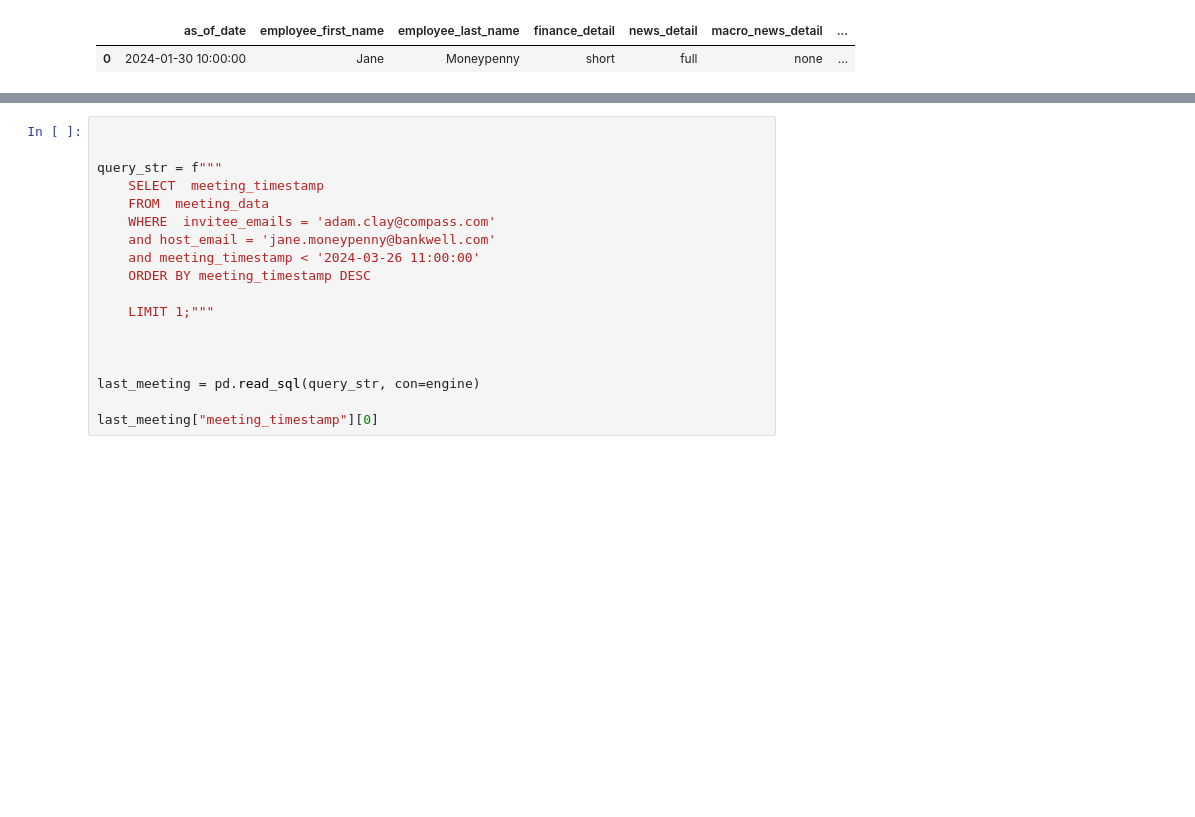
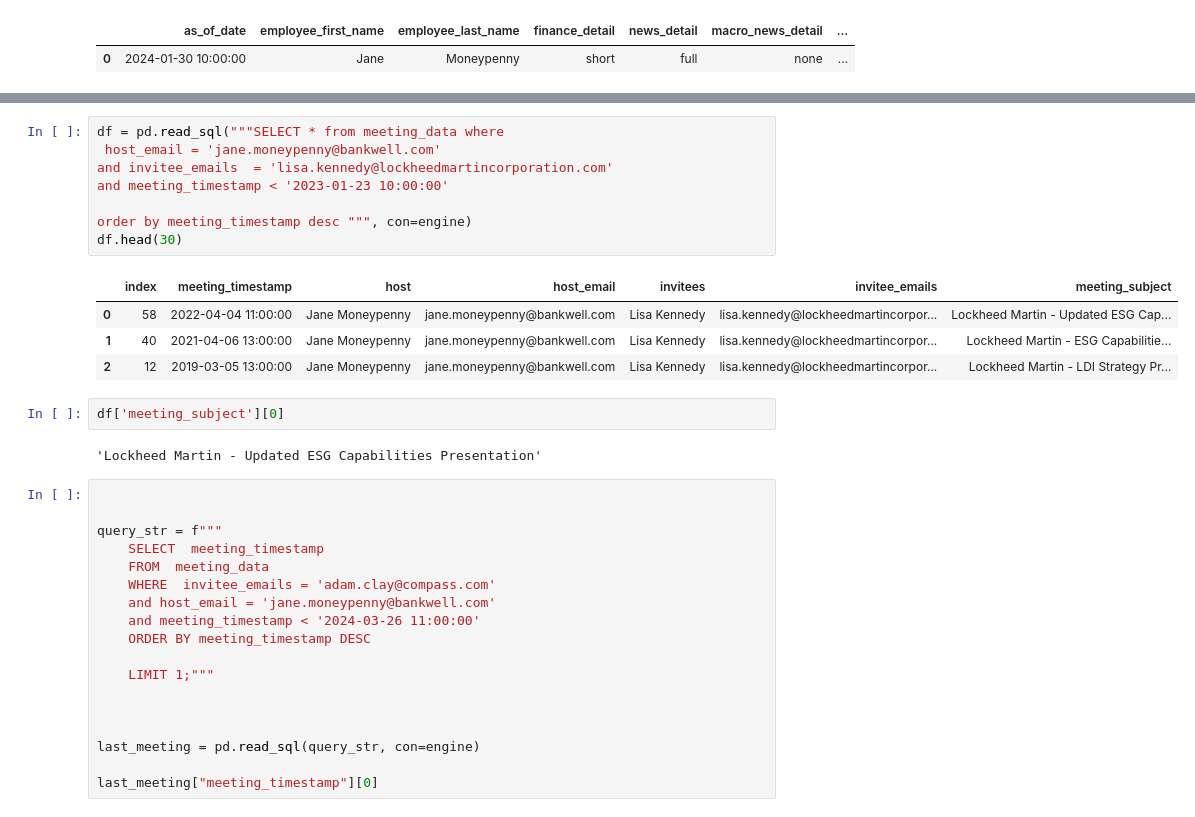
Before and after one commit to ConvoAI-Capstone-SpSu2025/currensee, a Jupyter notebook: notebooks/1.0-data_loading/7.0-preference-data-testing.ipynb, the cells around one changed output, grey strips where cells are left out. Saved outputs shown, nothing was run; the diff lists cells and outputs as text; blank space fills up the shorter version.

```diff
--- a/notebooks/1.0-data_loading/7.0-preference-data-testing.ipynb
+++ b/notebooks/1.0-data_loading/7.0-preference-data-testing.ipynb
@@ -217,3 +229,20 @@ df.head(30)
+# %%
+df = pd.read_sql("""SELECT * from meeting_data where
+ host_email = 'jane.moneypenny@bankwell.com'
+and invitee_emails	= 'lisa.kennedy@lockheedmartincorporation.com'
+and meeting_timestamp < '2023-01-23 10:00:00'
+
+order by meeting_timestamp desc """, con=engine)
+df.head(30)
+# %% [output]
+|  | index | meeting_timestamp | host | host_email | invitees | invitee_emails | meeting_subject |
+| 0 | 58 | 2022-04-04 11:00:00 | Jane Moneypenny | jane.moneypenny@bankwell.com | Lisa Kennedy | lisa.kennedy@lockheedmartincorpor... | Lockheed Martin - Updated ESG Cap... |
+| 1 | 40 | 2021-04-06 13:00:00 | Jane Moneypenny | jane.moneypenny@bankwell.com | Lisa Kennedy | lisa.kennedy@lockheedmartincorpor... | Lockheed Martin - ESG Capabilitie... |
+| 2 | 12 | 2019-03-05 13:00:00 | Jane Moneypenny | jane.moneypenny@bankwell.com | Lisa Kennedy | lisa.kennedy@lockheedmartincorpor... | Lockheed Martin - LDI Strategy Pr... |
+# %%
+df['meeting_subject'][0]
+# %% [output]
+'Lockheed Martin - Updated ESG Capabilities Presentation'
 # %%
 
 
```
Also changed, not shown: parts of 5 cells of this notebook, 3 other files.
